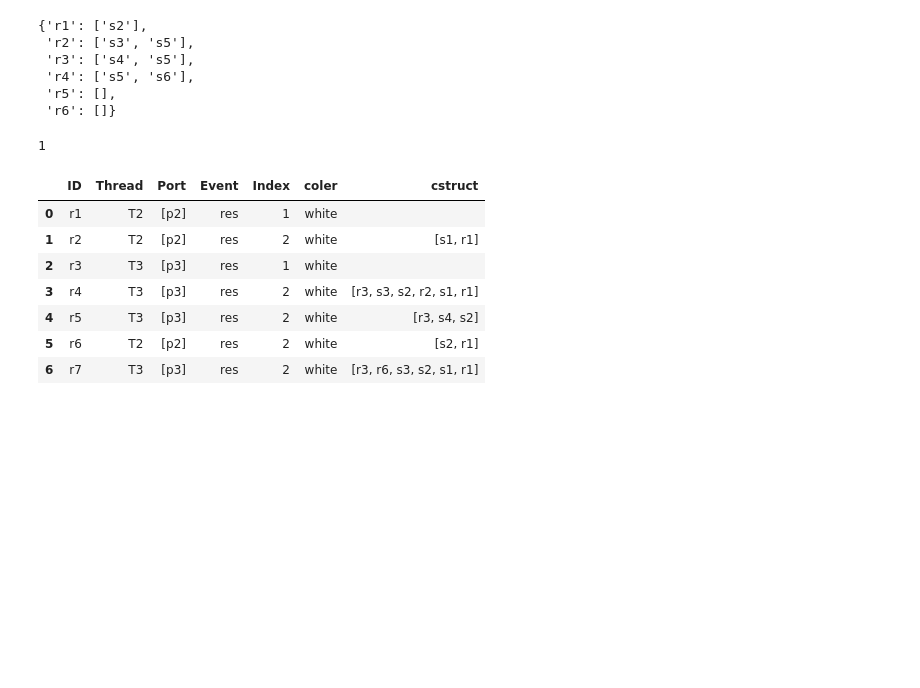
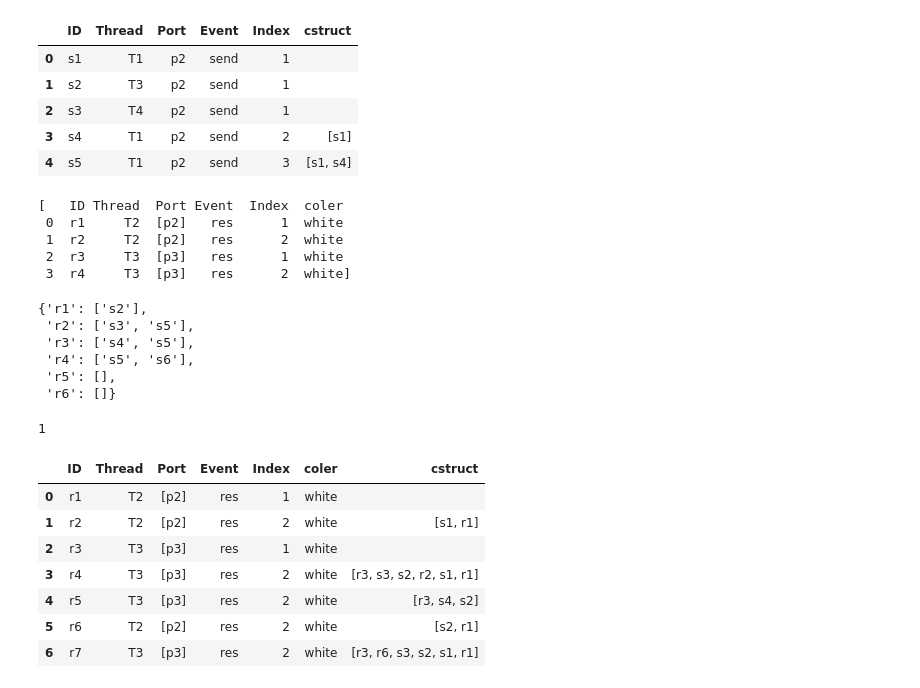
Before and after one commit to fswu0831/RTOS_sample_Algorithm, a Jupyter notebook: pro_env.ipynb, the cells around one changed output. Saved outputs shown, nothing was run; the diff lists cells and outputs as text; code cells hidden in the pictures; blank space fills up the shorter version.

```diff
--- a/pro_env.ipynb
+++ b/pro_env.ipynb
@@ -710,3 +768,20 @@ table
+# %%
+Qs_unique
+# %% [output]
+|  | ID | Thread | Port | Event | Index | cstruct |
+| 0 | s1 | T1 | p2 | send | 1 |  |
+| 1 | s2 | T3 | p2 | send | 1 |  |
+| 2 | s3 | T4 | p2 | send | 1 |  |
+| 3 | s4 | T1 | p2 | send | 2 | [s1] |
+| 4 | s5 | T1 | p2 | send | 3 | [s1, s4] |
+# %%
+Qr
+# %% [output]
+[   ID Thread  Port Event  Index  coler
+ 0  r1     T2  [p2]   res      1  white
+ 1  r2     T2  [p2]   res      2  white
+ 2  r3     T3  [p3]   res      1  white
+ 3  r4     T3  [p3]   res      2  white]
 # %%
 race_set
 # %% [output]
```
Also changed, not shown: parts of 13 cells of this notebook, 2 other files.
